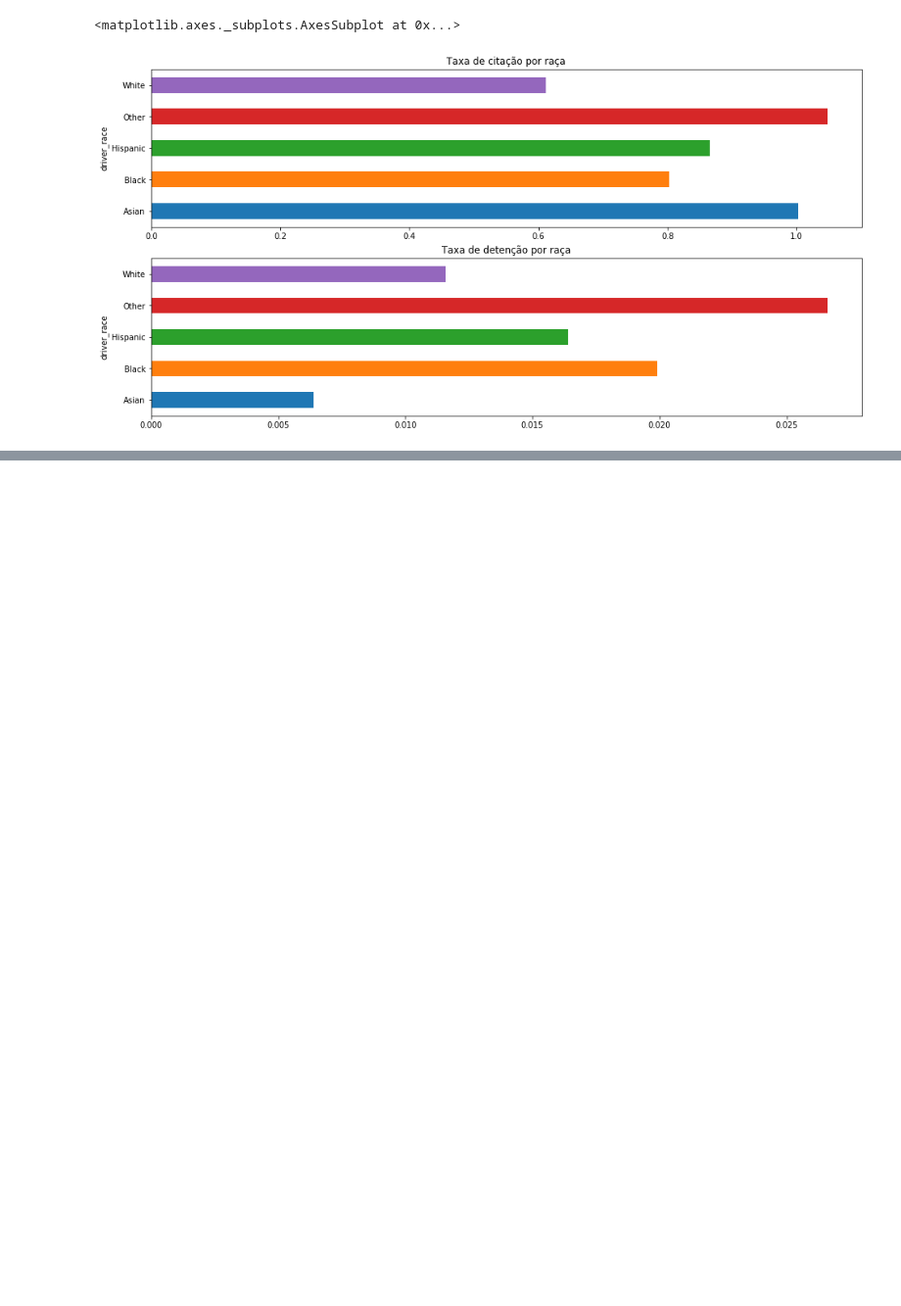
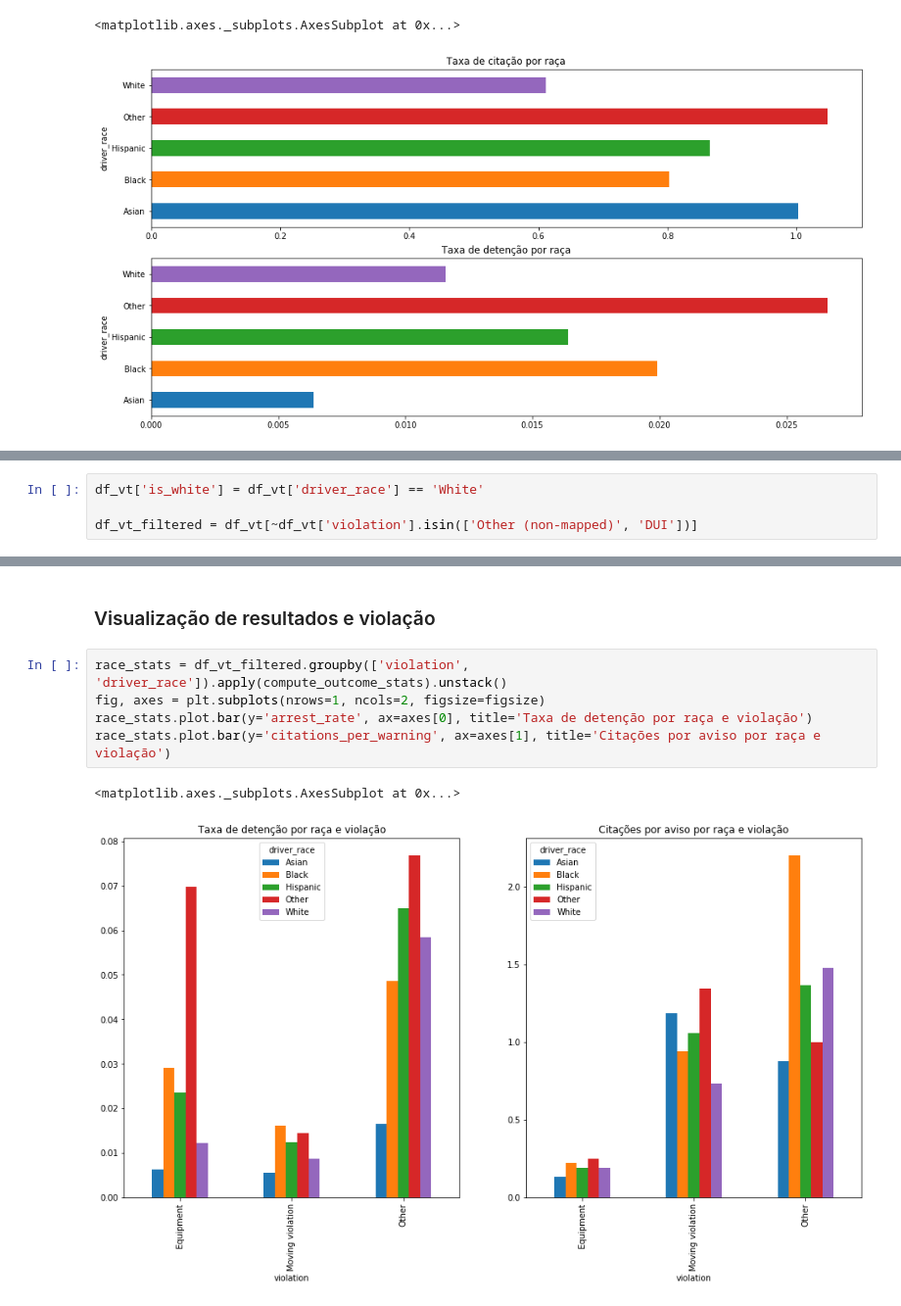
Before and after one commit to Igorth/exploring-US-policing-data-python, a Jupyter notebook: EXPLORING UNITED STATES POLICING DATA USING PYTHON.ipynb, the cells around one changed output, grey strips where cells are left out. Shown: that part at 98% size. Cells and saved outputs as stored; diff of their text form; blank space fills up the shorter version.

```diff
--- a/EXPLORING UNITED STATES POLICING DATA USING PYTHON.ipynb
+++ b/EXPLORING UNITED STATES POLICING DATA USING PYTHON.ipynb
@@ -258,0 +282,4 @@ race_agg['arrest_rate'].plot.barh(ax=axes[1], figsize=figsize, title='Taxa de de
+# %%
+df_vt['is_white'] = df_vt['driver_race'] == 'White'
+
+df_vt_filtered = df_vt[~df_vt['violation'].isin(['Other (non-mapped)', 'DUI'])]
@@ -258,0 +304,10 @@ race_agg['arrest_rate'].plot.barh(ax=axes[1], figsize=figsize, title='Taxa de de
+# %% [markdown]
+### Visualização de resultados e violação
+# %%
+race_stats = df_vt_filtered.groupby(['violation', 'driver_race']).apply(compute_outcome_stats).unstack()
+fig, axes = plt.subplots(nrows=1, ncols=2, figsize=figsize)
+race_stats.plot.bar(y='arrest_rate', ax=axes[0], title='Taxa de detenção por raça e violação')
+race_stats.plot.bar(y='citations_per_warning', ax=axes[1], title='Citações por aviso por raça e violação')
+# %% [output]
+<matplotlib.axes._subplots.AxesSubplot at 0x...>
+[figure, added]
```
Also changed, not shown: parts of 17 cells of this notebook.
